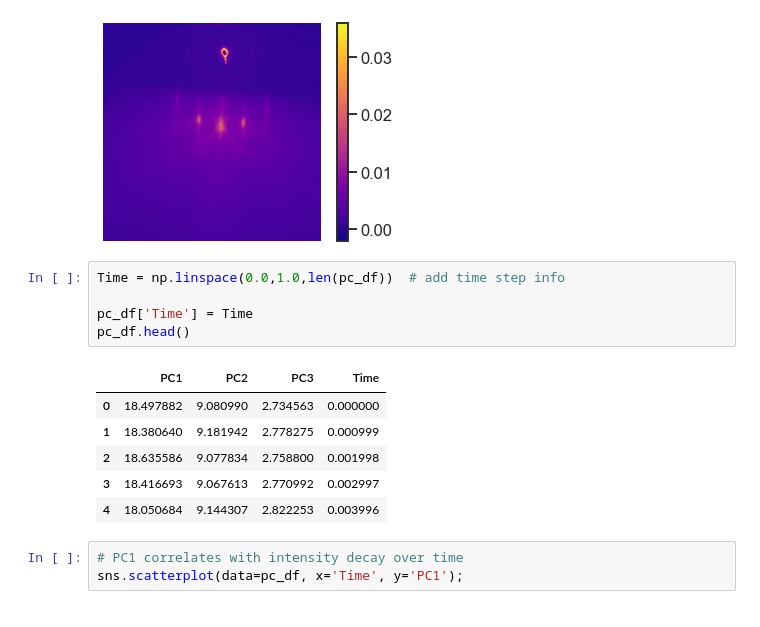
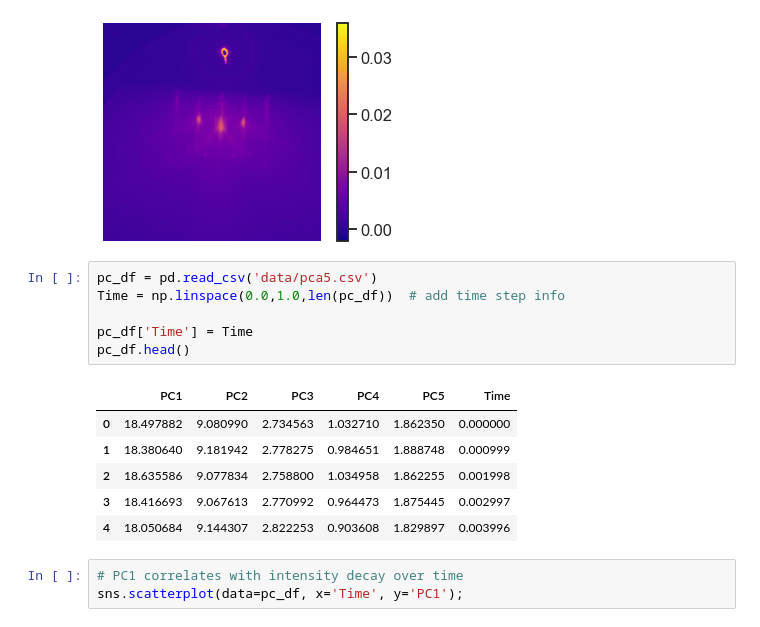
Before and after one commit to ncfrey/rheed-viz, a Jupyter notebook: Rheed-viz.ipynb, the cells around one changed output. Cells and saved outputs as stored; diff of their text form.

```diff
--- a/Rheed-viz.ipynb
+++ b/Rheed-viz.ipynb
@@ -167,17 +170,18 @@ plt.axis('off');
 # %% [output]
 [figure]
 # %%
+pc_df = pd.read_csv('data/pca5.csv')
 Time = np.linspace(0.0,1.0,len(pc_df))  # add time step info
 
 pc_df['Time'] = Time
 pc_df.head()
 # %% [output]
-|  | PC1 | PC2 | PC3 | Time |
-| 0 | 18.497882 | 9.080990 | 2.734563 | 0.000000 |
-| 1 | 18.380640 | 9.181942 | 2.778275 | 0.000999 |
-| 2 | 18.635586 | 9.077834 | 2.758800 | 0.001998 |
-| 3 | 18.416693 | 9.067613 | 2.770992 | 0.002997 |
-| 4 | 18.050684 | 9.144307 | 2.822253 | 0.003996 |
+|  | PC1 | PC2 | PC3 | PC4 | PC5 | Time |
+| 0 | 18.497882 | 9.080990 | 2.734563 | 1.032710 | 1.862350 | 0.000000 |
+| 1 | 18.380640 | 9.181942 | 2.778275 | 0.984651 | 1.888748 | 0.000999 |
+| 2 | 18.635586 | 9.077834 | 2.758800 | 1.034958 | 1.862255 | 0.001998 |
+| 3 | 18.416693 | 9.067613 | 2.770992 | 0.964473 | 1.875445 | 0.002997 |
+| 4 | 18.050684 | 9.144307 | 2.822253 | 0.903608 | 1.829897 | 0.003996 |
 # %%
 # PC1 correlates with intensity decay over time
 sns.scatterplot(data=pc_df, x='Time', y='PC1');
```
Also changed, not shown: parts of 22 cells of this notebook, 4 other files.
